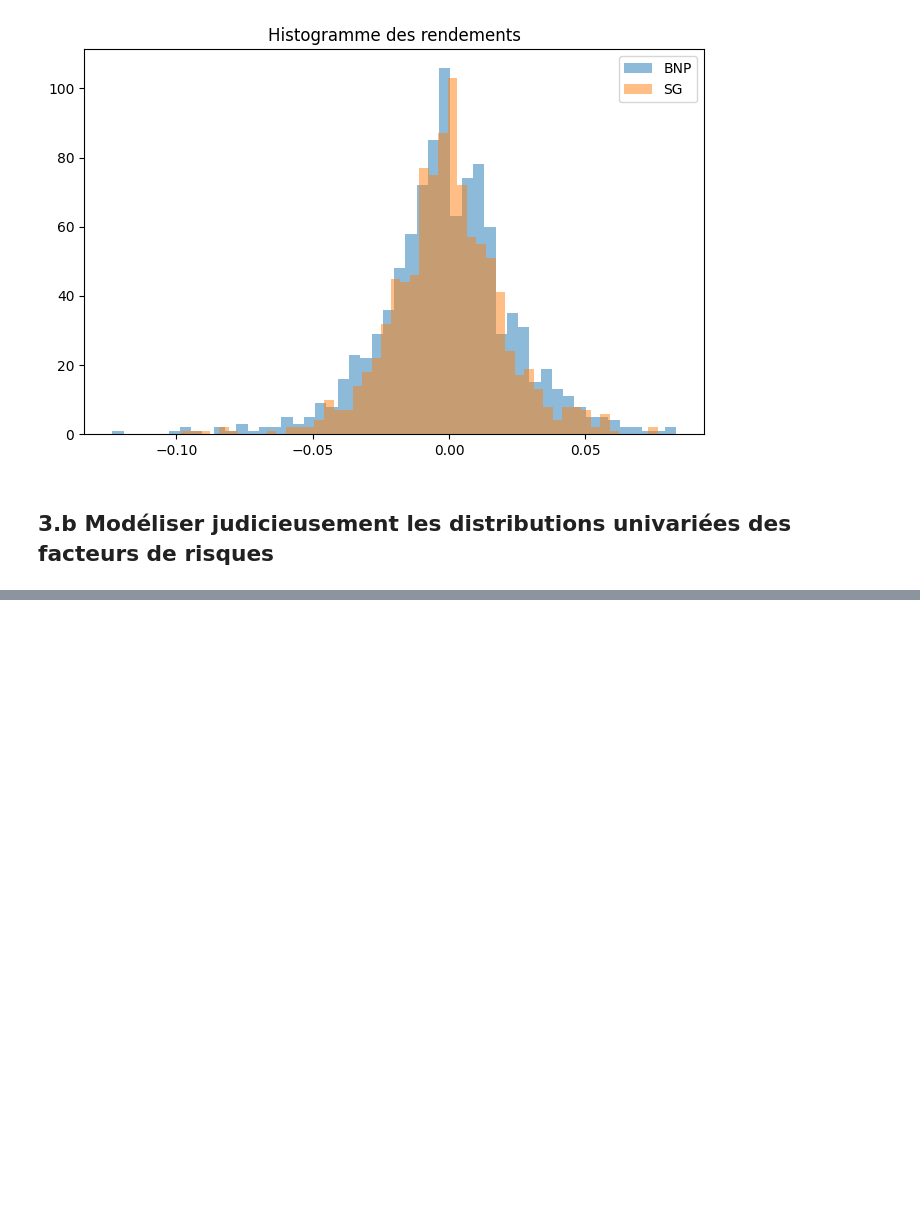
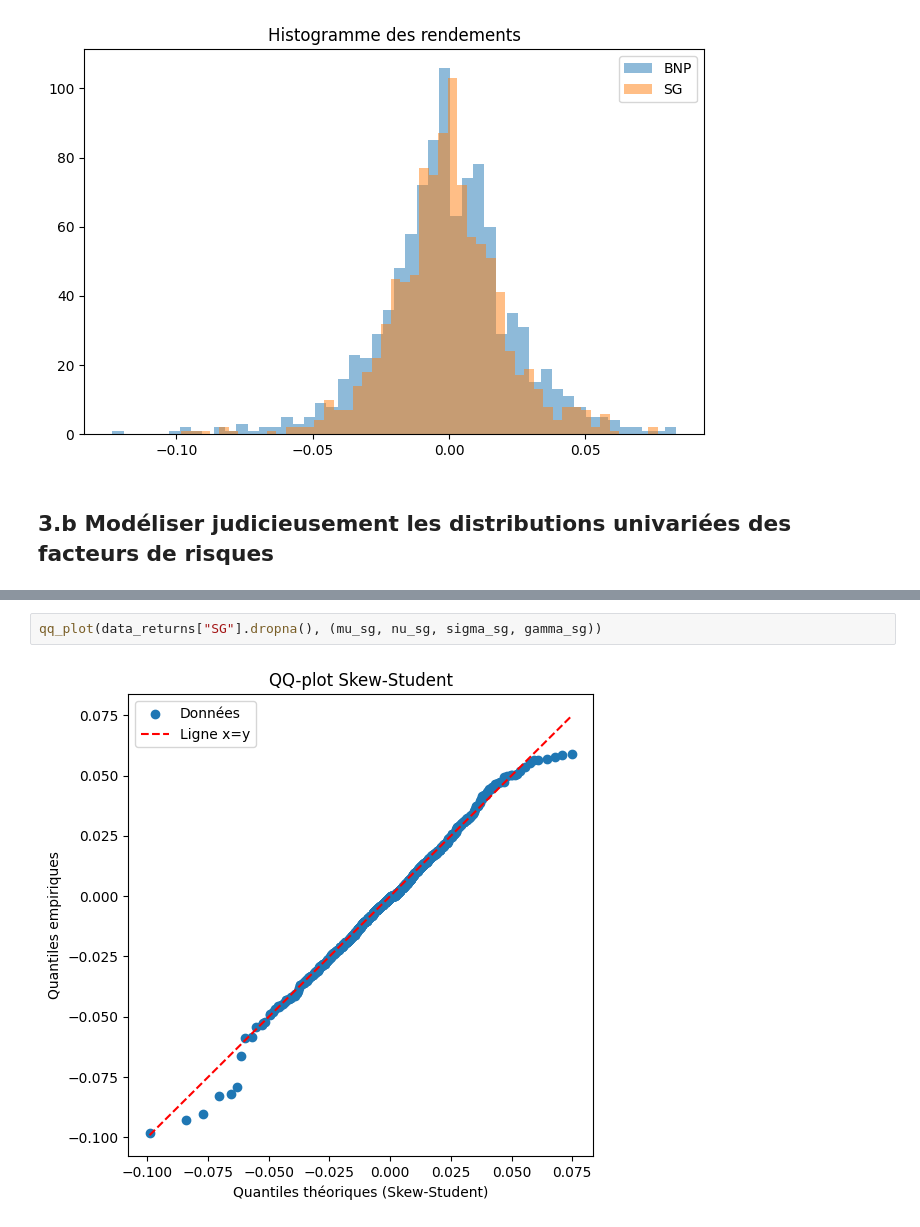
Before and after one commit to Jeangrivo/Gestion-des-Risques-Multiples, a Jupyter notebook: CreditVaR.ipynb, the cells around one changed output, grey strips where cells are left out. Cells and saved outputs as stored; diff of their text form; blank space fills up the shorter version.

```diff
--- a/CreditVaR.ipynb
+++ b/CreditVaR.ipynb
@@ -121,0 +255,4 @@ plt.show()
+# %%
+qq_plot(data_returns["SG"].dropna(), (mu_sg, nu_sg, sigma_sg, gamma_sg))
+# %% [output]
+[figure, added]
```
Also changed, not shown: parts of 15 cells of this notebook.
